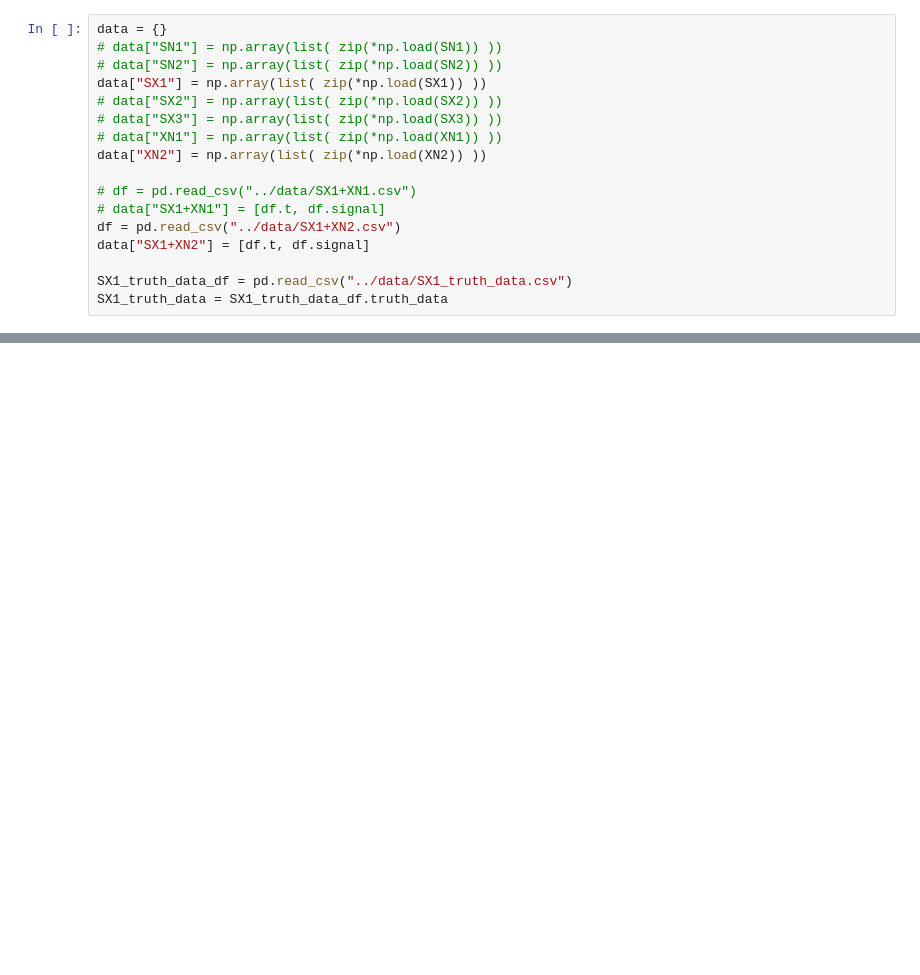
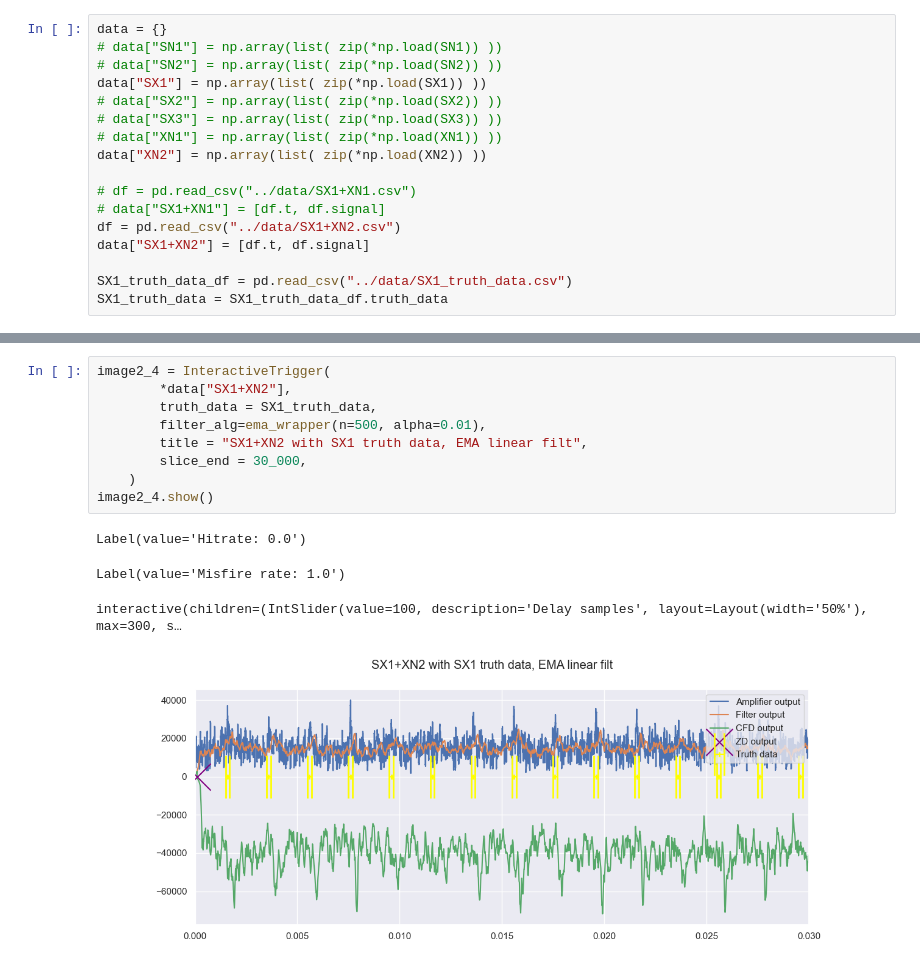
Before and after one commit to roysiu-gh/qtnm-trigger-cfd, a Jupyter notebook: analysis/visualisation.ipynb, the cells around one changed output, grey strips where cells are left out. Drawn from its saved outputs; the diff is of its cells as text; blank space fills up the shorter version.

```diff
--- a/analysis/visualisation.ipynb
+++ b/analysis/visualisation.ipynb
@@ -63,3 +92,17 @@ interactive(children=(IntSlider(value=100, description='Delay samples', layout=L
+# %%
+image2_4 = InteractiveTrigger(
+        *data["SX1+XN2"],
+        truth_data = SX1_truth_data,
+        filter_alg=ema_wrapper(n=500, alpha=0.01),
+        title = "SX1+XN2 with SX1 truth data, EMA linear filt",
+        slice_end = 30_000,
+    )
+image2_4.show()
+# %% [output]
+Label(value='Hitrate: 0.0')
+Label(value='Misfire rate: 1.0')
+interactive(children=(IntSlider(value=100, description='Delay samples', layout=Layout(width='50%'), max=300, s…
+[figure, added]
 # %%
 image3 = InteractiveTrigger(
         *data["XN2"],
```
Also changed, not shown: parts of 6 cells of this notebook, 2 other files.
